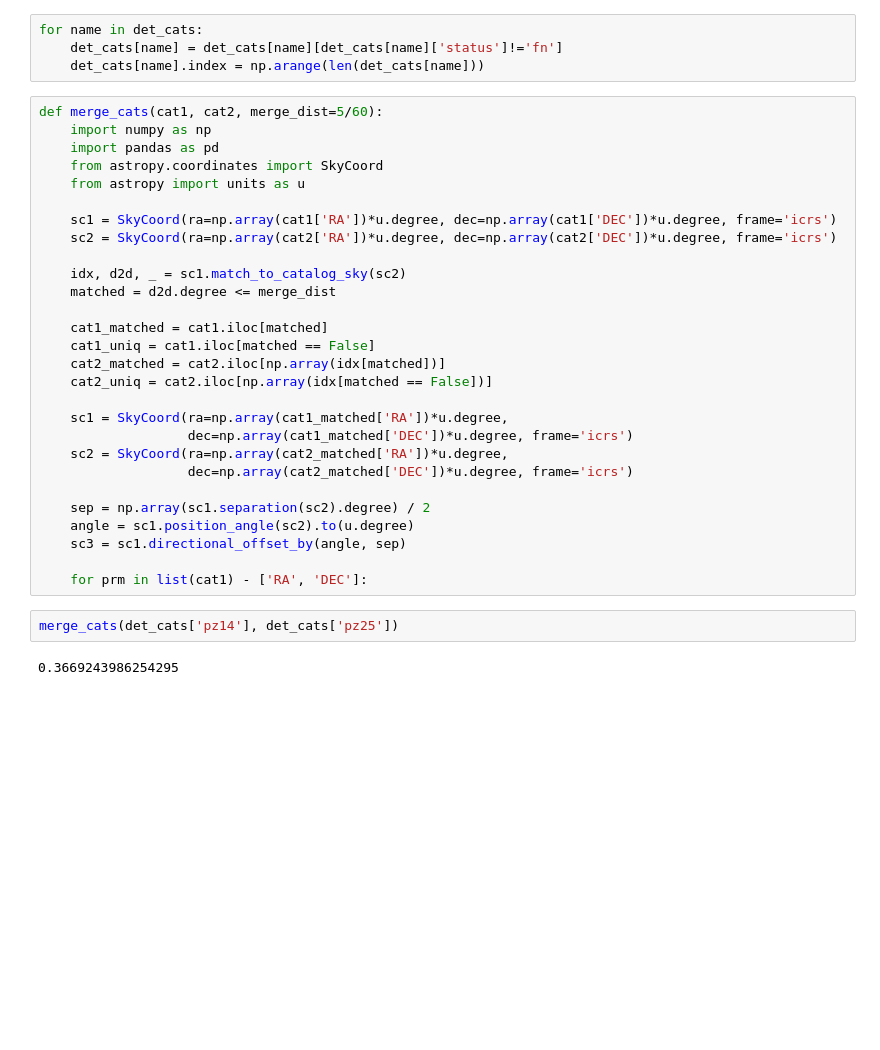
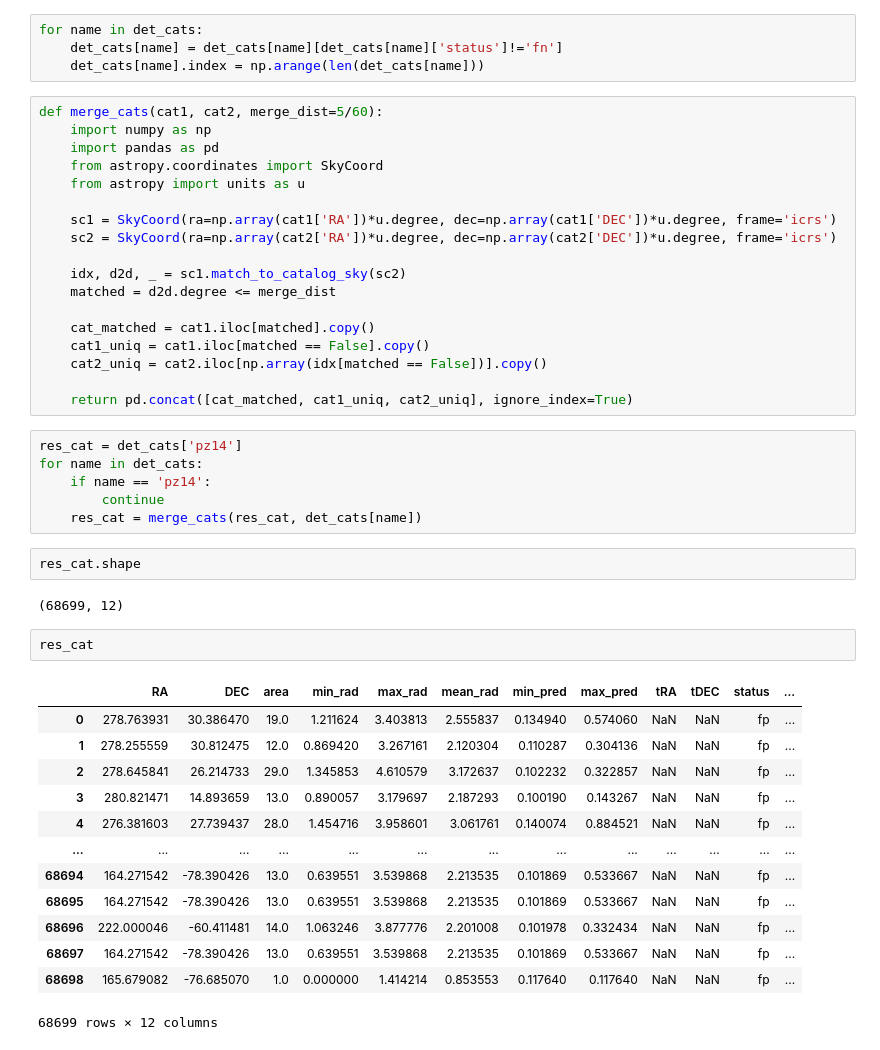
Before and after one commit to rt2122/data-segmentation-2, a Jupyter notebook: catalogs/merge_cats.ipynb, the cells around one changed output. Drawn from its saved outputs; the diff is of its cells as text; blank space fills up the shorter version.

```diff
--- a/catalogs/merge_cats.ipynb
+++ b/catalogs/merge_cats.ipynb
@@ -28,22 +28,34 @@ def merge_cats(cat1, cat2, merge_dist=5/60):
     idx, d2d, _ = sc1.match_to_catalog_sky(sc2)
     matched = d2d.degree <= merge_dist
 
-    cat1_matched = cat1.iloc[matched]
-    cat1_uniq = cat1.iloc[matched == False]
-    cat2_matched = cat2.iloc[np.array(idx[matched])]
-    cat2_uniq = cat2.iloc[np.array(idx[matched == False])]
+    cat_matched = cat1.iloc[matched].copy()
+    cat1_uniq = cat1.iloc[matched == False].copy()
+    cat2_uniq = cat2.iloc[np.array(idx[matched == False])].copy()
 
-    sc1 = SkyCoord(ra=np.array(cat1_matched['RA'])*u.degree,
-                   dec=np.array(cat1_matched['DEC'])*u.degree, frame='icrs')
-    sc2 = SkyCoord(ra=np.array(cat2_matched['RA'])*u.degree,
-                   dec=np.array(cat2_matched['DEC'])*u.degree, frame='icrs')
-
-    sep = np.array(sc1.separation(sc2).degree) / 2
-    angle = sc1.position_angle(sc2).to(u.degree)
-    sc3 = sc1.directional_offset_by(angle, sep)
-
-    for prm in list(cat1) - ['RA', 'DEC']:
+    return pd.concat([cat_matched, cat1_uniq, cat2_uniq], ignore_index=True)
-# %%
-merge_cats(det_cats['pz14'], det_cats['pz25'])
-# %% [output]
-0.3669243986254295
+# %%
+res_cat = det_cats['pz14']
+for name in det_cats:
+    if name == 'pz14':
+        continue
+    res_cat = merge_cats(res_cat, det_cats[name])
+# %%
+res_cat.shape
+# %% [output]
+(68699, 12)
+# %%
+res_cat
+# %% [output]
+|  | RA | DEC | area | min_rad | max_rad | mean_rad | min_pred | max_pred | tRA | tDEC | status | ... |
+| 0 | 278.763931 | 30.386470 | 19.0 | 1.211624 | 3.403813 | 2.555837 | 0.134940 | 0.574060 | NaN | NaN | fp | ... |
+| 1 | 278.255559 | 30.812475 | 12.0 | 0.869420 | 3.267161 | 2.120304 | 0.110287 | 0.304136 | NaN | NaN | fp | ... |
+| 2 | 278.645841 | 26.214733 | 29.0 | 1.345853 | 4.610579 | 3.172637 | 0.102232 | 0.322857 | NaN | NaN | fp | ... |
+| 3 | 280.821471 | 14.893659 | 13.0 | 0.890057 | 3.179697 | 2.187293 | 0.100190 | 0.143267 | NaN | NaN | fp | ... |
+| 4 | 276.381603 | 27.739437 | 28.0 | 1.454716 | 3.958601 | 3.061761 | 0.140074 | 0.884521 | NaN | NaN | fp | ... |
+| ... | ... | ... | ... | ... | ... | ... | ... | ... | ... | ... | ... | ... |
+| 68694 | 164.271542 | -78.390426 | 13.0 | 0.639551 | 3.539868 | 2.213535 | 0.101869 | 0.533667 | NaN | NaN | fp | ... |
+| 68695 | 164.271542 | -78.390426 | 13.0 | 0.639551 | 3.539868 | 2.213535 | 0.101869 | 0.533667 | NaN | NaN | fp | ... |
+| 68696 | 222.000046 | -60.411481 | 14.0 | 1.063246 | 3.877776 | 2.201008 | 0.101978 | 0.332434 | NaN | NaN | fp | ... |
+| 68697 | 164.271542 | -78.390426 | 13.0 | 0.639551 | 3.539868 | 2.213535 | 0.101869 | 0.533667 | NaN | NaN | fp | ... |
+| 68698 | 165.679082 | -76.685070 | 1.0 | 0.000000 | 1.414214 | 0.853553 | 0.117640 | 0.117640 | NaN | NaN | fp | ... |
+68699 rows × 12 columns
```
Also changed, not shown: parts of 2 cells of this notebook, 2 other files.
